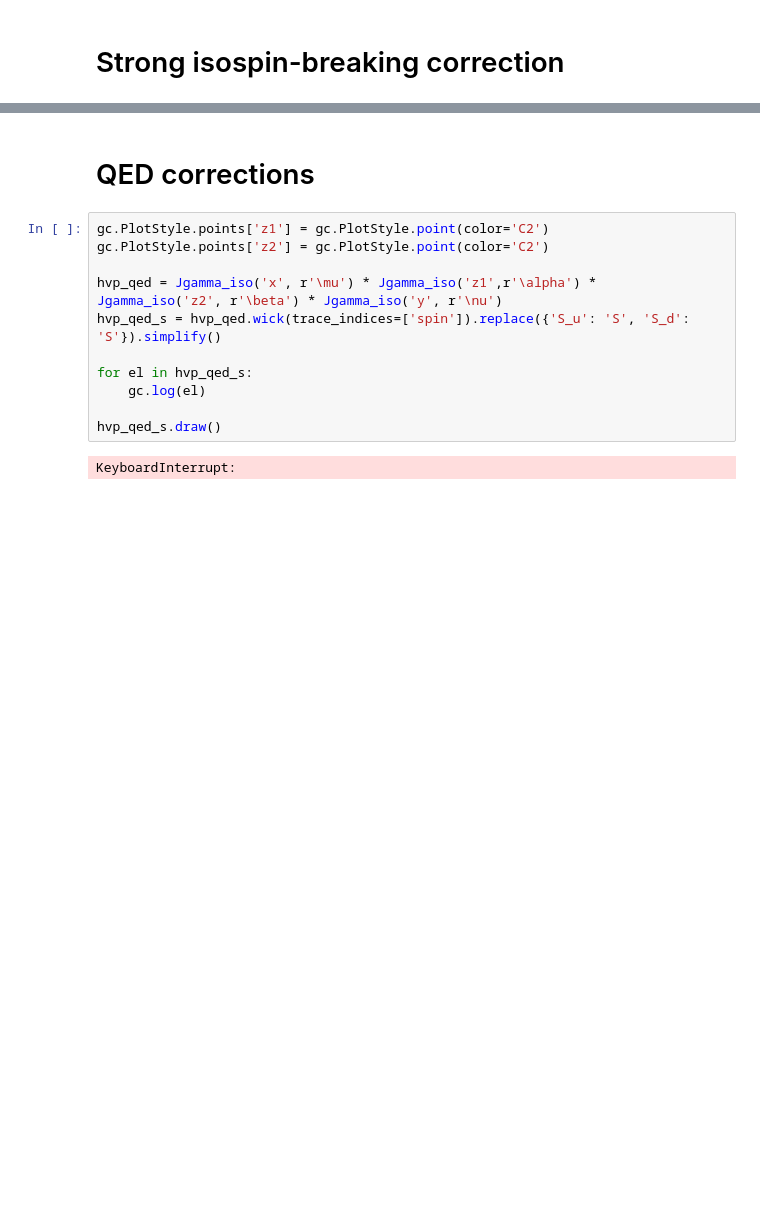
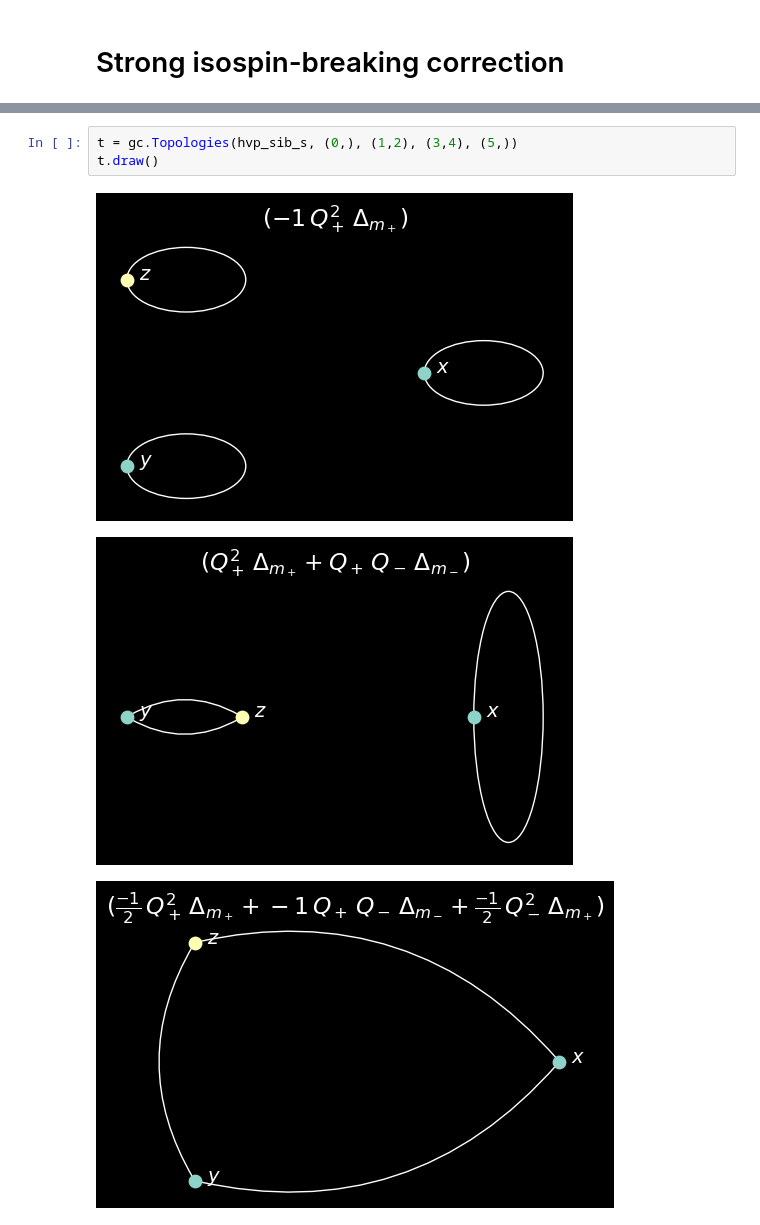
Before and after one commit to mbruno46/giancarlo, a Jupyter notebook: tutorials/hvp.ipynb, the cells around one changed output, grey strips where cells are left out. Saved outputs shown, nothing was run; the diff lists cells and outputs as text; blank space fills up the shorter version.

```diff
--- a/tutorials/hvp.ipynb
+++ b/tutorials/hvp.ipynb
@@ -122,15 +189,7 @@ hvp_sib.wick(trace_indices=['spin']).replace({'S_u': 'S', 'S_d': 'S'}).simplify(
-# %% [markdown]
-# QED corrections
-# %%
-gc.PlotStyle.points['z1'] = gc.PlotStyle.point(color='C2')
-gc.PlotStyle.points['z2'] = gc.PlotStyle.point(color='C2')
-
-hvp_qed = Jgamma_iso('x', r'\mu') * Jgamma_iso('z1',r'\alpha') * Jgamma_iso('z2', r'\beta') * Jgamma_iso('y', r'\nu')
-hvp_qed_s = hvp_qed.wick(trace_indices=['spin']).replace({'S_u': 'S', 'S_d': 'S'}).simplify()
-
-for el in hvp_qed_s:
-    gc.log(el)
-
-hvp_qed_s.draw()
-# %% [output]
-KeyboardInterrupt:
+# %%
+t = gc.Topologies(hvp_sib_s, (0,), (1,2), (3,4), (5,))
+t.draw()
+# %% [output]
+[figure, added]
+[figure, added]
+[figure, added]
```
Also changed, not shown: parts of 24 cells of this notebook, 4 other files.
